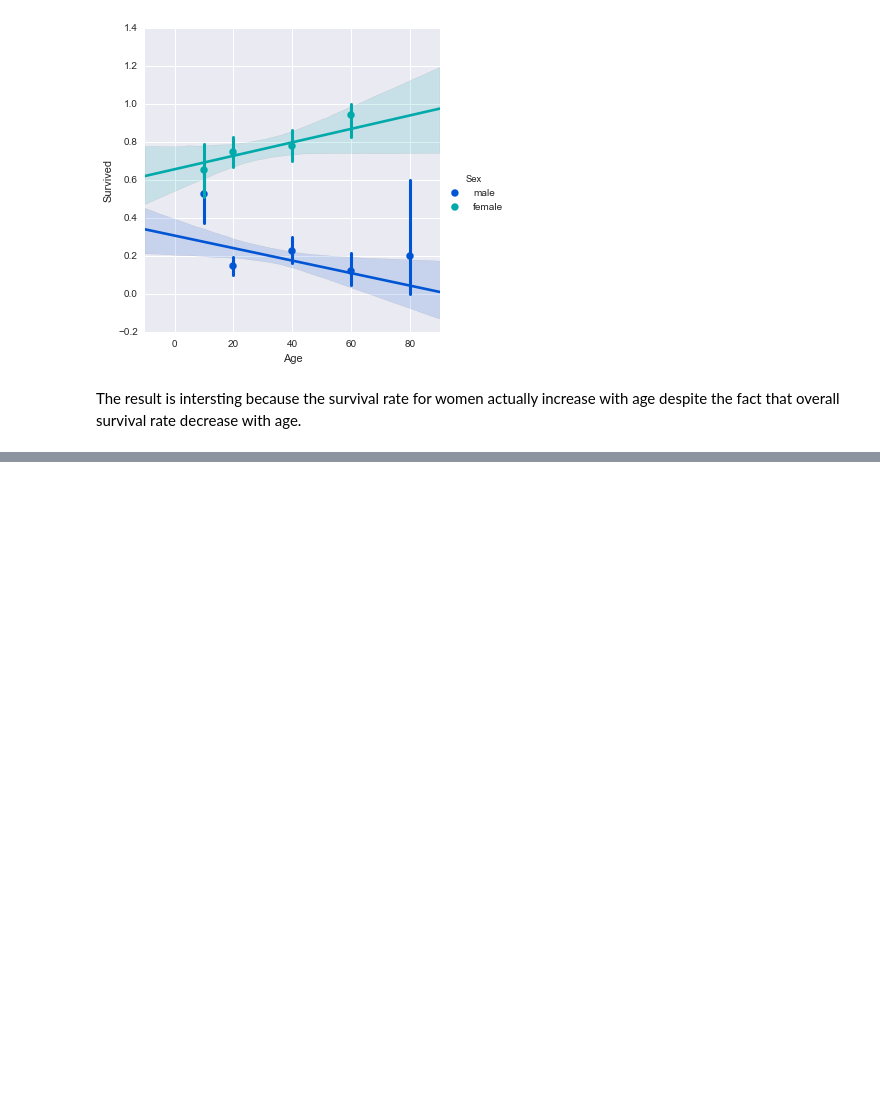
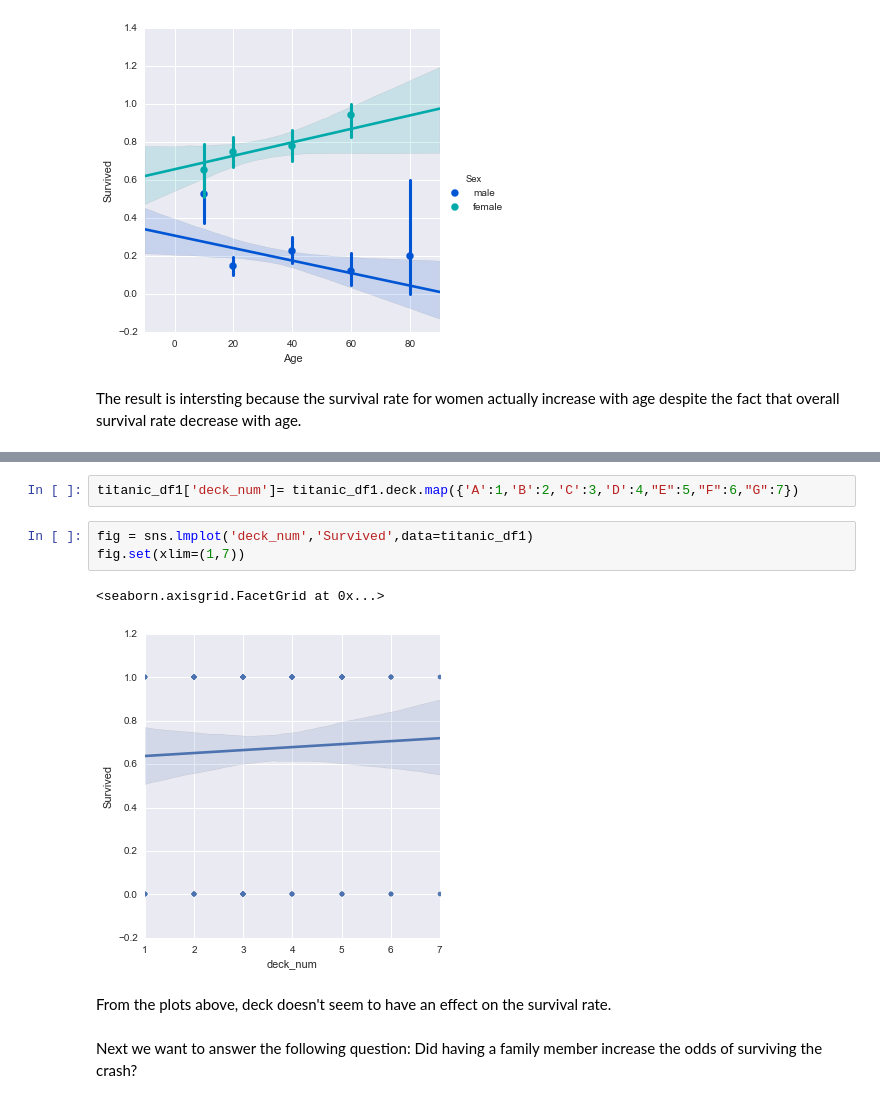
Before and after one commit to suruisunstat/Titanic-Survival, a Jupyter notebook: Titanic+Survival+Analysis.ipynb, the cells around one changed output, grey strips where cells are left out. Cells and saved outputs as stored; diff of their text form; blank space fills up the shorter version.

```diff
--- a/Titanic+Survival+Analysis.ipynb
+++ b/Titanic+Survival+Analysis.ipynb
@@ -345,0 +386,12 @@ The result is intersting because the survival rate for women actually increase w
+# %%
+titanic_df1['deck_num']= titanic_df1.deck.map({'A':1,'B':2,'C':3,'D':4,"E":5,"F":6,"G":7})
+# %%
+fig = sns.lmplot('deck_num','Survived',data=titanic_df1)
+fig.set(xlim=(1,7))
+# %% [output]
+<seaborn.axisgrid.FacetGrid at 0x...>
+[figure, added]
+# %% [markdown]
+From the plots above, deck doesn't seem to have an effect on the survival rate.
+# %% [markdown]
+Next we want to answer the following question: Did having a family member increase the odds of surviving the crash?
```
Also changed, not shown: parts of 16 cells of this notebook.
